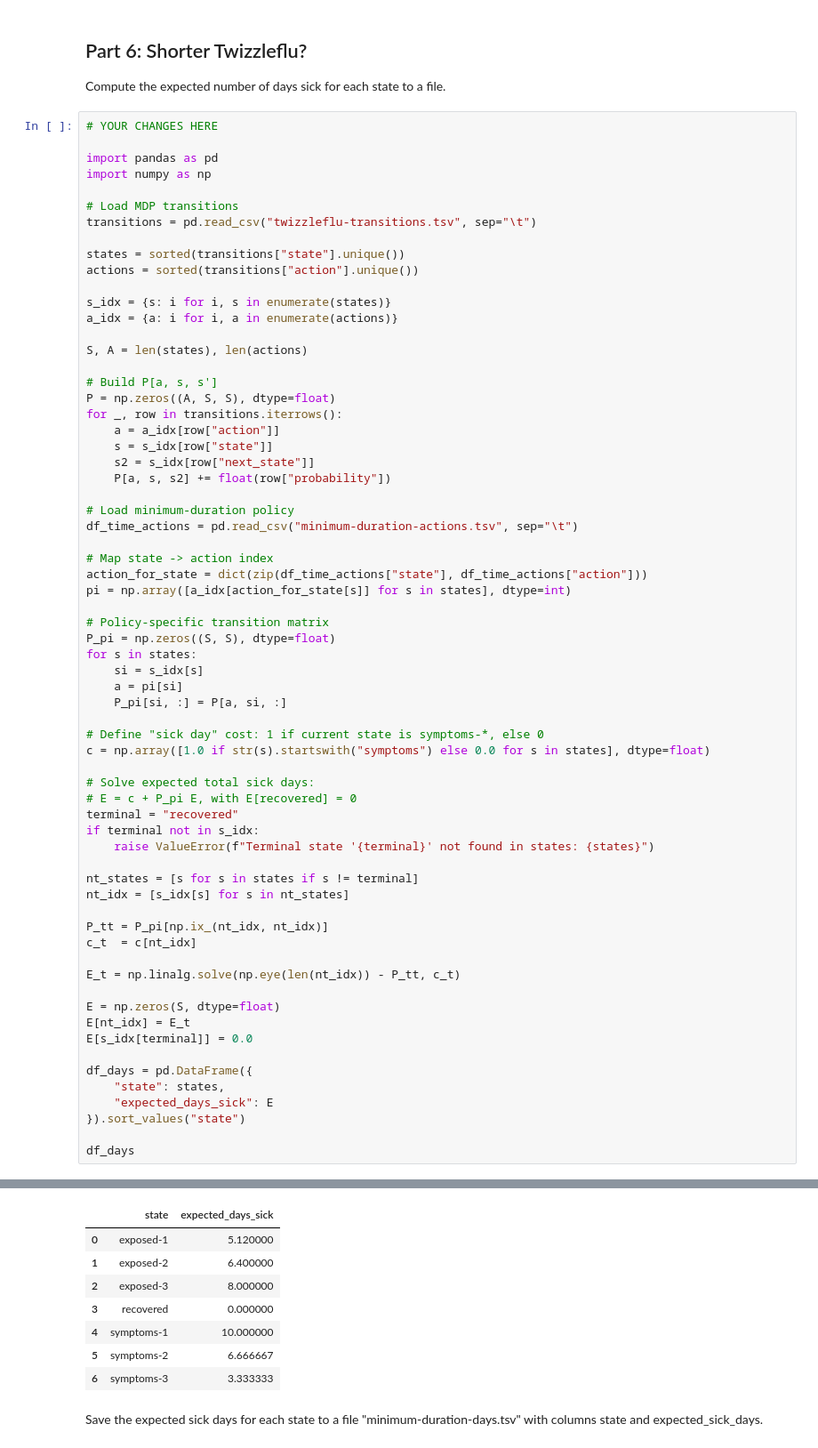
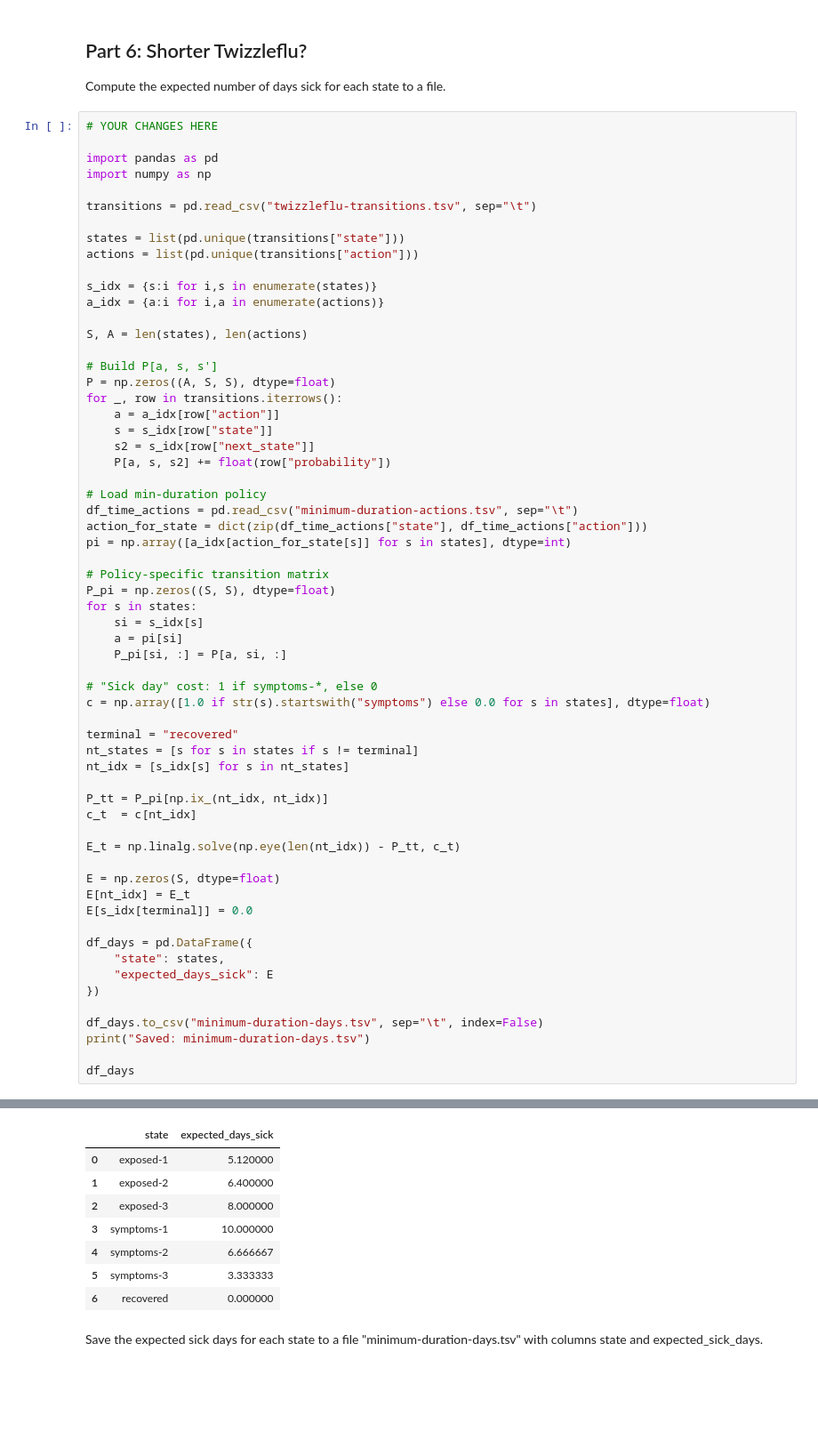
Before and after one commit to auwineza/Mod8-Week6, a Jupyter notebook: OMDS-Mod8-Week6-Uwineza-Annick.ipynb, the cells around one changed output, grey strips where cells are left out. Shown at 89% size. Drawn from its saved outputs; the diff is of its cells as text; blank space fills up the shorter version.

```diff
--- a/OMDS-Mod8-Week6-Uwineza-Annick.ipynb
+++ b/OMDS-Mod8-Week6-Uwineza-Annick.ipynb
@@ -474,14 +441,13 @@ Compute the expected number of days sick for each state to a file.
 import pandas as pd
 import numpy as np
 
-# Load MDP transitions
 transitions = pd.read_csv("twizzleflu-transitions.tsv", sep="\t")
 
-states = sorted(transitions["state"].unique())
-actions = sorted(transitions["action"].unique())
+states = list(pd.unique(transitions["state"]))
+actions = list(pd.unique(transitions["action"]))
 
-s_idx = {s: i for i, s in enumerate(states)}
-a_idx = {a: i for i, a in enumerate(actions)}
+s_idx = {s:i for i,s in enumerate(states)}
+a_idx = {a:i for i,a in enumerate(actions)}
 
 S, A = len(states), len(actions)
 
@@ -493,10 +459,8 @@ for _, row in transitions.iterrows():
     s2 = s_idx[row["next_state"]]
     P[a, s, s2] += float(row["probability"])
 
-# Load minimum-duration policy
+# Load min-duration policy
 df_time_actions = pd.read_csv("minimum-duration-actions.tsv", sep="\t")
-
-# Map state -> action index
 action_for_state = dict(zip(df_time_actions["state"], df_time_actions["action"]))
 pi = np.array([a_idx[action_for_state[s]] for s in states], dtype=int)
 
@@ -507,15 +471,10 @@ for s in states:
     a = pi[si]
     P_pi[si, :] = P[a, si, :]
 
-# Define "sick day" cost: 1 if current state is symptoms-*, else 0
+# "Sick day" cost: 1 if symptoms-*, else 0
 c = np.array([1.0 if str(s).startswith("symptoms") else 0.0 for s in states], dtype=float)
 
-# Solve expected total sick days:
-# E = c + P_pi E, with E[recovered] = 0
 terminal = "recovered"
-if terminal not in s_idx:
-    raise ValueError(f"Terminal state '{terminal}' not found in states: {states}")
-
 nt_states = [s for s in states if s != terminal]
 nt_idx = [s_idx[s] for s in nt_states]
 
@@ -531,7 +490,10 @@ E[s_idx[terminal]] = 0.0
 df_days = pd.DataFrame({
     "state": states,
     "expected_days_sick": E
-}).sort_values("state")
+})
+
+df_days.to_csv("minimum-duration-days.tsv", sep="\t", index=False)
+print("Saved: minimum-duration-days.tsv")
 
 df_days
 # %% [output]
@@ -538,11 +501,11 @@ df_days
 |  | state | expected_days_sick |
 | 0 | exposed-1 | 5.120000 |
 | 1 | exposed-2 | 6.400000 |
 | 2 | exposed-3 | 8.000000 |
-| 3 | recovered | 0.000000 |
-| 4 | symptoms-1 | 10.000000 |
-| 5 | symptoms-2 | 6.666667 |
-| 6 | symptoms-3 | 3.333333 |
+| 3 | symptoms-1 | 10.000000 |
+| 4 | symptoms-2 | 6.666667 |
+| 5 | symptoms-3 | 3.333333 |
+| 6 | recovered | 0.000000 |
 # %% [markdown]
 Save the expected sick days for each state to a file "minimum-duration-days.tsv" with columns state and expected_sick_days.
 # %%
```
Also changed, not shown: parts of 4 cells of this notebook, 2 other files.
